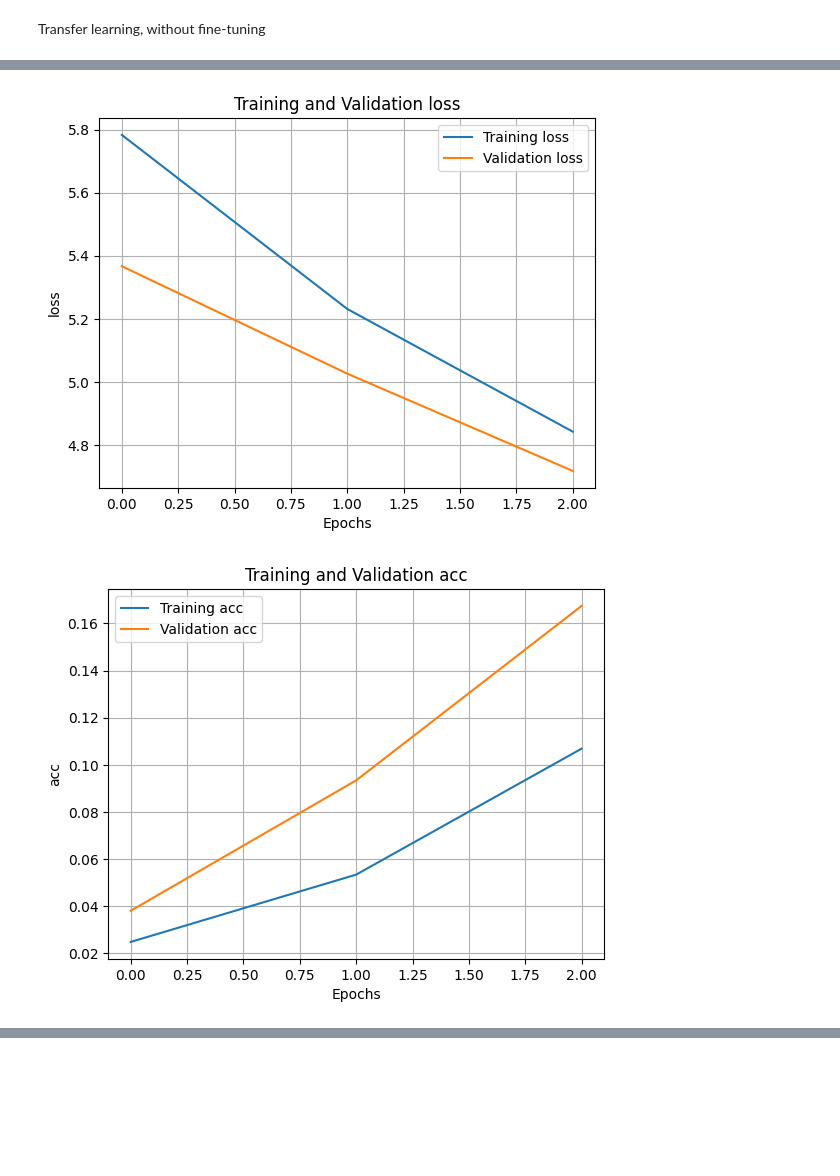
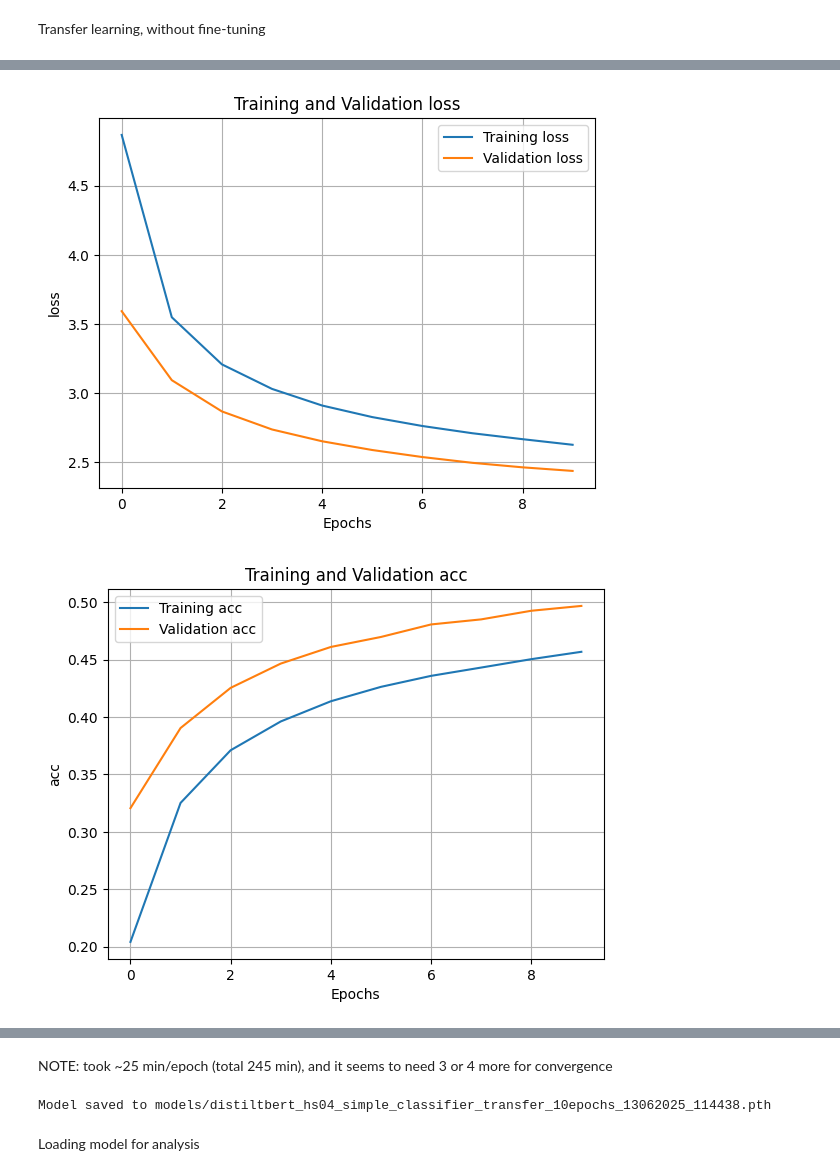
Before and after one commit to sstedoldi/tt1_clasi, a Jupyter notebook: HSrecomm_DistiltBERT_HS04.ipynb, the cells around one changed output, grey strips where cells are left out. Drawn from its saved outputs; the diff is of its cells as text; code cells hidden in the pictures; blank space fills up the shorter version.

Commit message:
HSrecomm DistiltBERT HS04

```diff
--- a/HSrecomm_DistiltBERT_HS04.ipynb
+++ b/HSrecomm_DistiltBERT_HS04.ipynb
@@ -271,0 +218,15 @@ val_loader = DataLoader(val_dataset, batch_size=batch_size, shuffle=False)
+# %%
+class TokenizedDataset(Dataset):
+    def __init__(self, encodings, labels):
+        self.encodings = encodings
+        self.labels = labels
+
+    def __len__(self):
+        return len(self.labels)
+
+    def __getitem__(self, idx):
+        return {
+            'input_ids': self.encodings['input_ids'][idx],
+            'attention_mask': self.encodings['attention_mask'][idx],
+            'label': self.labels[idx]
+        }
@@ -287,16 +287,11 @@ class HSClassifier(nn.Module):
             param.requires_grad = fine_tune # Whether to fine-tune the transformer model
 
         self.classifier = nn.Sequential(
-            nn.Linear(self.distilbert.config.hidden_size, int(n_classes/3)),
+            nn.Linear(self.distilbert.config.hidden_size, 1024),
             nn.ReLU(),
+            nn.BatchNorm1d(1024), # As our problem is unbalanced, we use batch normalization to stabilize the training
             nn.Dropout(0.3),
-            nn.Linear(int(n_classes/3), int(n_classes/2)),
-            nn.ReLU(),
-            nn.Dropout(0.3),
-            nn.Linear(int(n_classes/2), int(n_classes*1.5)),
-            nn.ReLU(),
-            nn.Dropout(0.3),
-            nn.Linear(int(n_classes*1.5), n_classes)
+            nn.Linear(1024, n_classes)
         )
 
     def forward(self, input_ids, attention_mask):
@@ -373,8 +397,8 @@ True
 import time
 
 # Initialize the model, loss function, and optimizer
-model = HSClassifier(n_classes=len(label2id), fine_tune=True)
-model_name = 'distiltbert_hs04_classifier_fine_tuned'
+model = HSClassifier(n_classes=len(label2id), fine_tune=False)
+model_name = 'distiltbert_hs04_simple_classifier_transfer'
 
 device = torch.device("cuda" if torch.cuda.is_available() else "cpu")
 print(f'Training on {device}')
@@ -394,7 +418,7 @@ history = {
 }
 
 # Training the model
-num_epochs = 5
+num_epochs = 10
 for epoch in range(num_epochs):
     print(f'Epoch {epoch + 1}/{num_epochs}')
     print('-' * 10)
@@ -440,11 +533,11 @@ def plot_metric(history, metric, validation=True):
     plt.grid(True)
     plt.show()
 # %%
-history_with_fine_tuning = history
+history_with_transfer = history
 # %%
-plot_metric(history_with_fine_tuning, 'loss' )
-plot_metric(history_with_fine_tuning, 'acc' )
-plot_metric(history_with_fine_tuning, 'top5_acc' )
+plot_metric(history_with_transfer, 'loss' )
+plot_metric(history_with_transfer, 'acc' )
+plot_metric(history_with_transfer, 'top5_acc' )
 # %% [output]
-[figure, old version]
+[figure, new version]
-[figure, old version]
+[figure, new version]
@@ -451,0 +545,16 @@ plot_metric(history_with_fine_tuning, 'top5_acc' )
+# %% [markdown]
+NOTE: took ~25 min/epoch (total 245 min), and it seems to need 3 or 4 more for convergence
+# %%
+from datetime import datetime
+
+time_now = datetime.now().strftime('%d%m%Y_%H%M%S')
+
+# Save the trained model
+model_name = 'distiltbert_hs04_simple_classifier_transfer'
+model_save_path = f'models/{model_name}_{num_epochs}epochs_{time_now}.pth'
+torch.save(model.state_dict(), model_save_path)
+print(f"Model saved to {model_save_path}")
+# %% [output]
+Model saved to models/distiltbert_hs04_simple_classifier_transfer_10epochs_13062025_114438.pth
+# %% [markdown]
+Loading model for analysis
```
Also changed, not shown: parts of 117 cells of this notebook, 7 other files.
